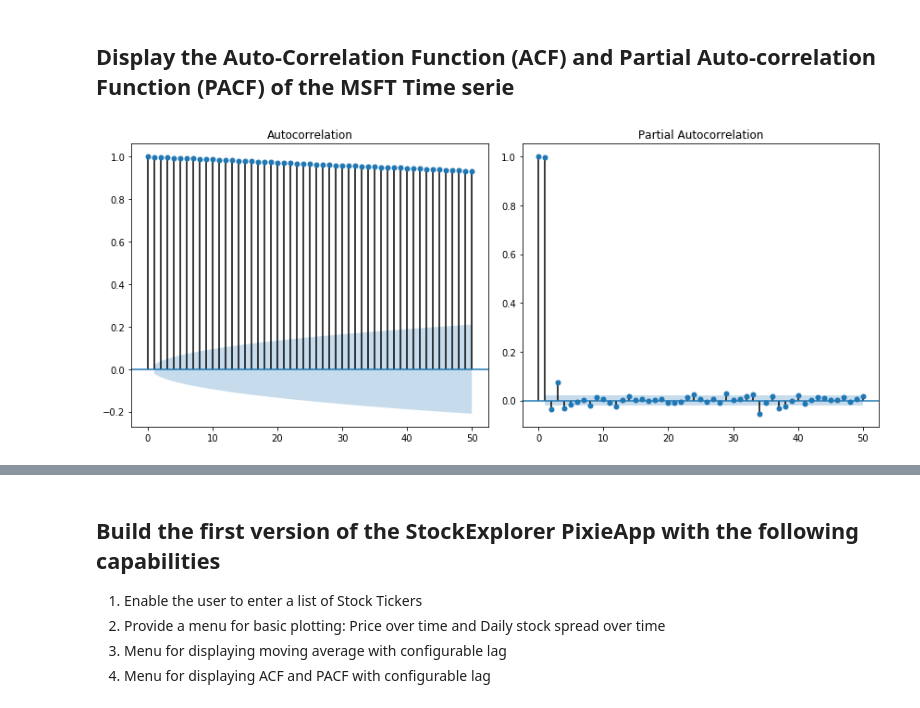
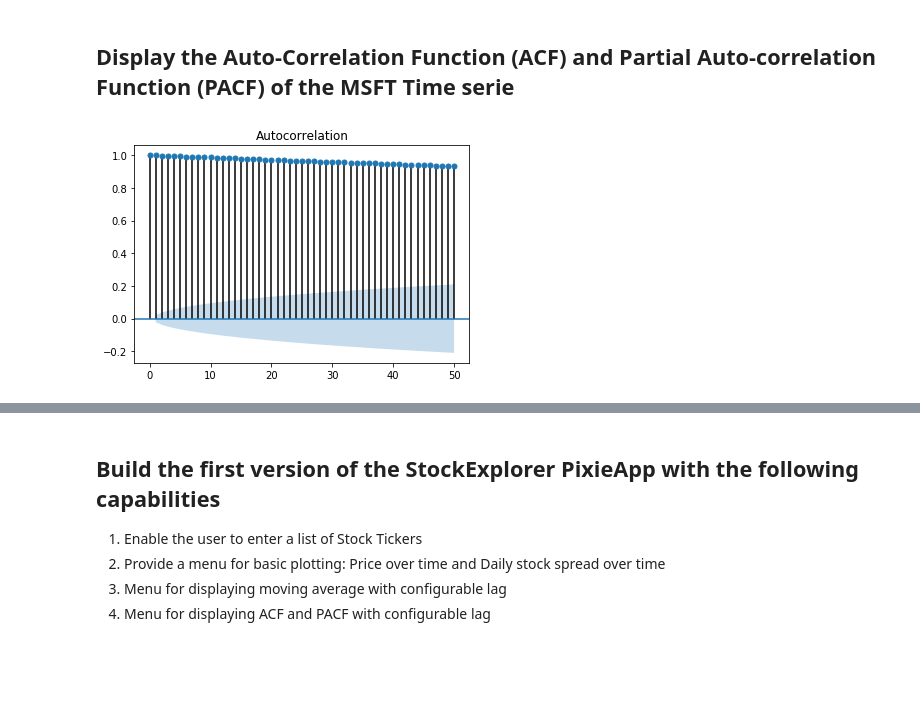
Before and after one commit to DTAIEB/Thoughtful-Data-Science, a Jupyter notebook: chapter 8/StockExplorer - Part 1.ipynb, the cells around one changed output, grey strips where cells are left out. Saved outputs shown, nothing was run; the diff lists cells and outputs as text; code cells hidden in the pictures; blank space fills up the shorter version.

```diff
--- a/chapter 8/StockExplorer - Part 1.ipynb
+++ b/chapter 8/StockExplorer - Part 1.ipynb
@@ -102,7 +103,7 @@ Apple Inc (AAPL) Prices, Dividends, Splits and Trading Volume
 ## Download the stock data for MSFT and display a bokeh line chart of the Time Serie
 # %%
 msft = quandl.get('WIKI/MSFT')
-msft['daily_spread'] = msft['Adj. Close'] - msft['Adj. Open']
+msft['daily_spread'] = msft['Adj. Close'].diff()
 msft = msft.reset_index()
 # %%
 display(msft)
@@ -121,12 +140,11 @@ display(ma_df)
 # %% [markdown]
 ## Display the Auto-Correlation Function (ACF) and Partial Auto-correlation Function (PACF) of the MSFT Time serie
 # %%
-import statsmodels.api as sm
 import statsmodels.tsa.api as smt
-import matplotlib.pyplot as plt
-fig = plt.figure(figsize = (12,5))
-smt.graphics.plot_acf(msft['Adj. Close'], lags=50, ax=plt.subplot2grid((1,2), (0,0)))
-smt.graphics.plot_pacf(msft['Adj. Close'], lags=50, ax=plt.subplot2grid((1,2), (0,1)))
-plt.tight_layout()
+# fig = plt.figure(figsize = (12,5))
+smt.graphics.plot_acf(msft['Adj. Close'], lags=50)
+plt.show()
+# smt.graphics.plot_pacf(msft['Adj. Close'], lags=lags, ax=plt.subplot2grid((1,2), (0,1)))
+# plt.tight_layout()
 # %% [output]
-[figure, old version]
+[figure, new version]
```
Also changed, not shown: parts of 14 cells of this notebook.
